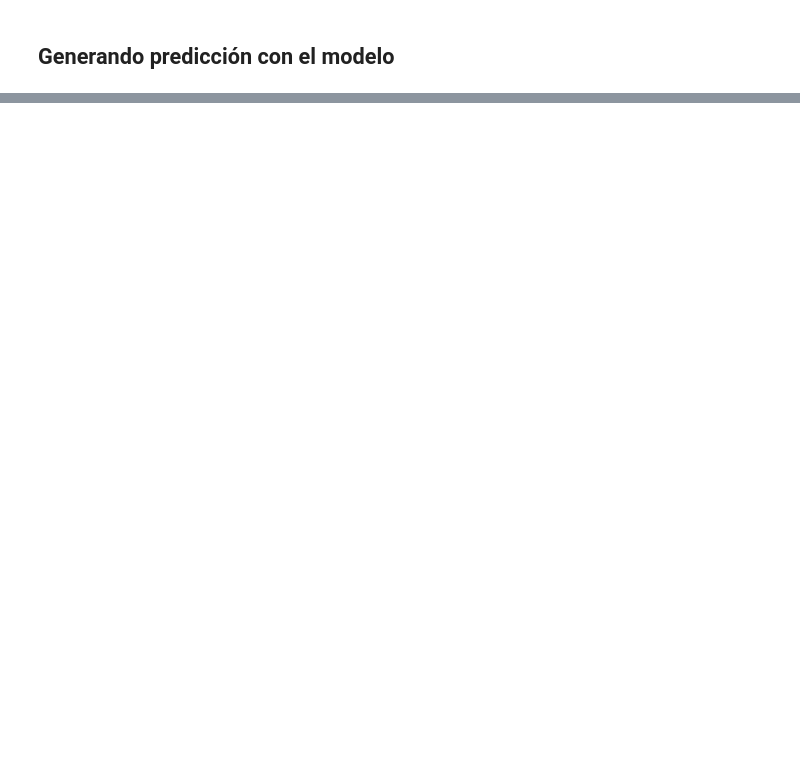
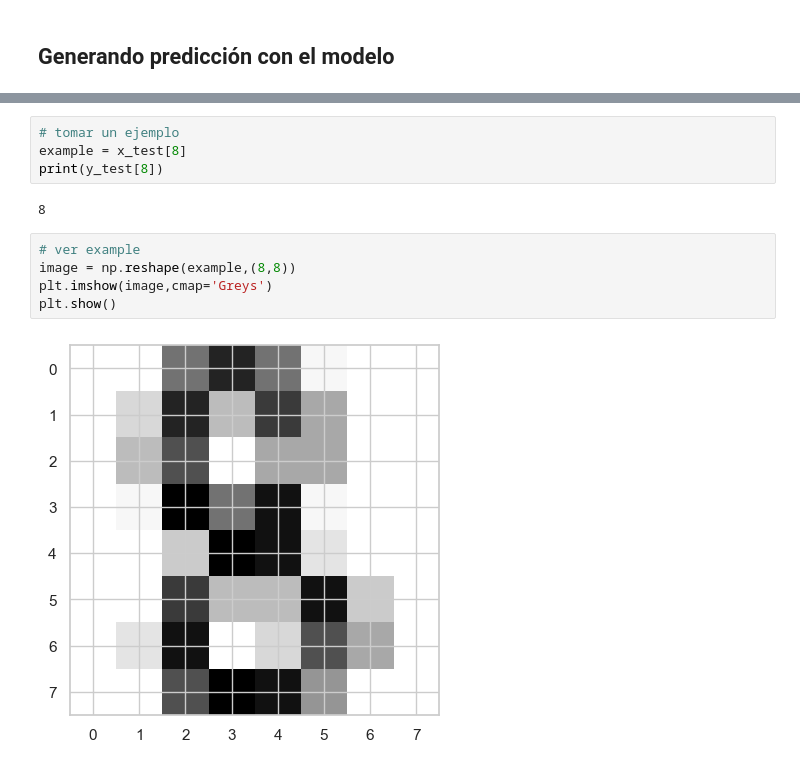
Before and after one commit to KevinrealG/notebooks, a Jupyter notebook: modelos/05_primera_regresion_logistica.ipynb, the cells around one changed output, grey strips where cells are left out. Cells and saved outputs as stored; diff of their text form; blank space fills up the shorter version.

```diff
--- a/modelos/05_primera_regresion_logistica.ipynb
+++ b/modelos/05_primera_regresion_logistica.ipynb
@@ -155,0 +160,13 @@ Created in <span style='font-weight:600;margin-left:4px;'>Deepnote</span></a>
+# %%
+# tomar un ejemplo
+example = x_test[8]
+print(y_test[8])
+# %% [output]
+8
+# %%
+# ver example
+image = np.reshape(example,(8,8))
+plt.imshow(image,cmap='Greys')
+plt.show()
+# %% [output]
+[figure, added]
```
Also changed, not shown: parts of 8 cells of this notebook, 8 other files.
